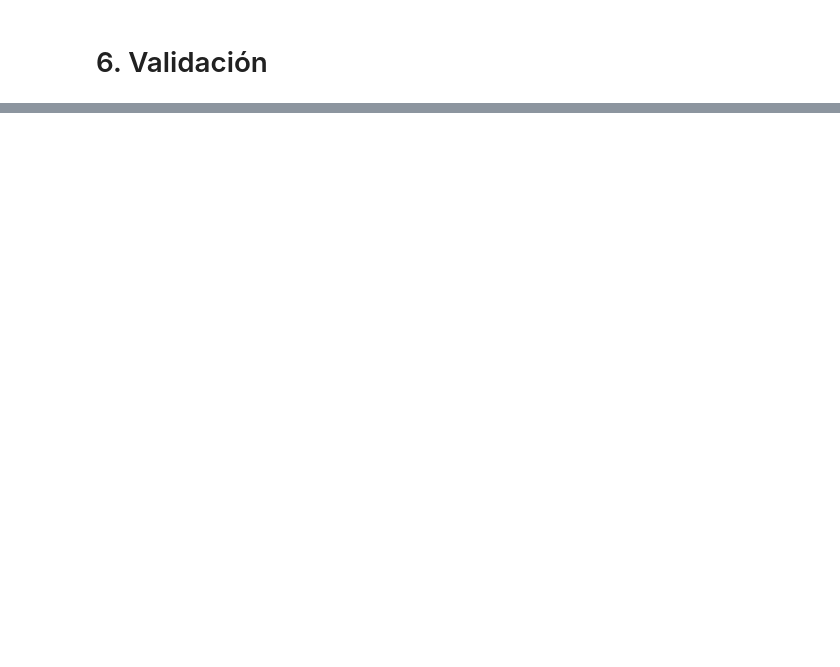
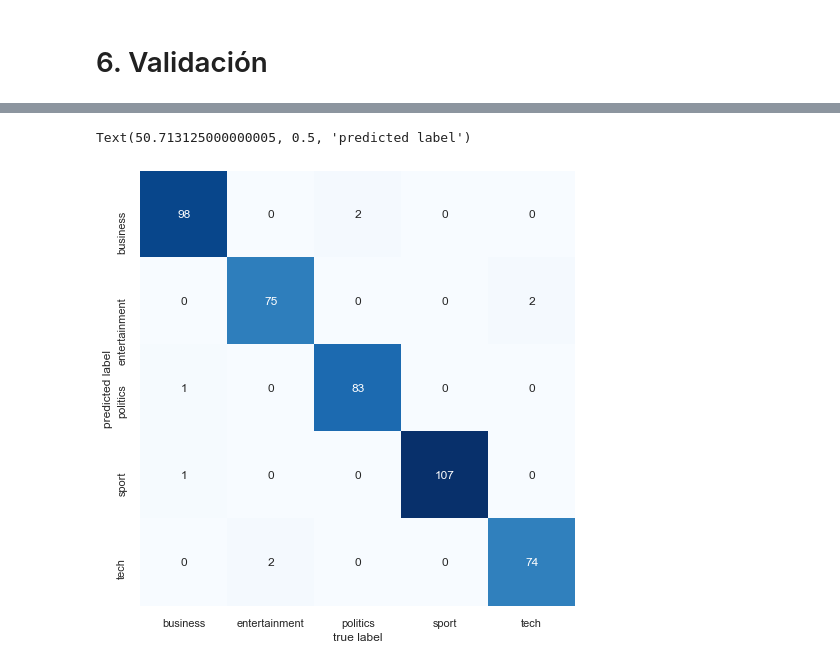
Before and after one commit to jjr2040/Machine-Learning-Techniques, a Jupyter notebook: Laboratorio 5/Laboratorio_V_Juan.ipynb, the cells around one changed output, grey strips where cells are left out. Drawn from its saved outputs; the diff is of its cells as text; code cells hidden in the pictures; blank space fills up the shorter version.

```diff
--- a/Laboratorio 5/Laboratorio_V_Juan.ipynb
+++ b/Laboratorio 5/Laboratorio_V_Juan.ipynb
@@ -229,0 +308,18 @@ X_train, X_test, y_train, y_test = train_test_split(X, y, test_size=0.2, random_
+# %%
+pipe = Pipeline([('transformation',TfidfVectorizer()), ('matrix',toArray()), ('neural_network',modelCV)])
+
+param_grid = dict(transformation=[TfidfVectorizer(),CountVectorizer()],
+                  neural_network__n_hidden = [1,2],
+                  neural_network__n_neurons_1 = [100, 512, 10000],
+                  neural_network__n_neurons_2 = [100, 512, 10000],
+                  neural_network__dropout = [0.1,0.2,0.3],
+                  neural_network__activation_hidden = ['relu','sigmoid'],
+                  neural_network__learning_rate = [0.03, 0.1, 0.3]
+                  )
+
+grid = RandomizedSearchCV(pipe, param_grid, verbose=1, cv = 3, n_iter=10, random_state=20)
+# %%
+Xtext_train, Xtext_test, y_train, y_test = train_test_split(X.values, y.values, test_size=0.2, random_state=33)
+grid.fit(Xtext_train, y_train, neural_network__callbacks=callbacks)
+
+best_model = grid.best_estimator_
@@ -230,2 +369,5 @@ X_train, X_test, y_train, y_test = train_test_split(X, y, test_size=0.2, random_
 # %% [markdown]
 # 5. Predicción
+# %%
+y_pred_train = best_model.predict(Xtext_train)
+y_pred_text = best_model.predict(Xtext_test)
@@ -232,2 +377,9 @@ X_train, X_test, y_train, y_test = train_test_split(X, y, test_size=0.2, random_
 # %% [markdown]
 # 6. Validación
+# %%
+Y_train = y_train.argmax(axis=-1)
+Y_test = y_test.argmax(axis=-1)
+print('Resultados sobre train')
+print(classification_report(Y_train, y_pred_train, target_names=y.columns))
+print('Resultados sobre test')
+print(classification_report(Y_test, y_pred_text, target_names=y.columns))
@@ -233,0 +404,12 @@ X_train, X_test, y_train, y_test = train_test_split(X, y, test_size=0.2, random_
+# %%
+sns.set()
+plt.figure(figsize=(8,8))
+mat = confusion_matrix(Y_test, y_pred_text)
+sns.heatmap(mat.T, square=True, annot=True, cmap='Blues',fmt='d', cbar=False,
+            xticklabels=y.columns,
+            yticklabels=y.columns)
+plt.xlabel('true label')
+plt.ylabel('predicted label')
+# %% [output]
+Text(50.713125000000005, 0.5, 'predicted label')
+[figure, added]
```
Also changed, not shown: parts of 12 cells of this notebook.
